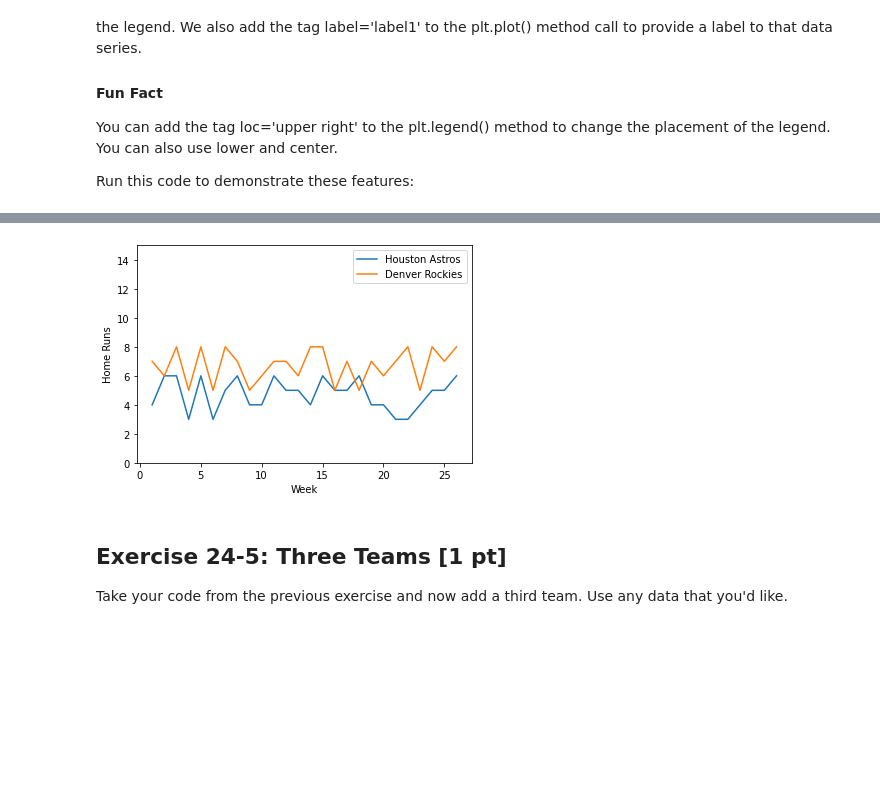
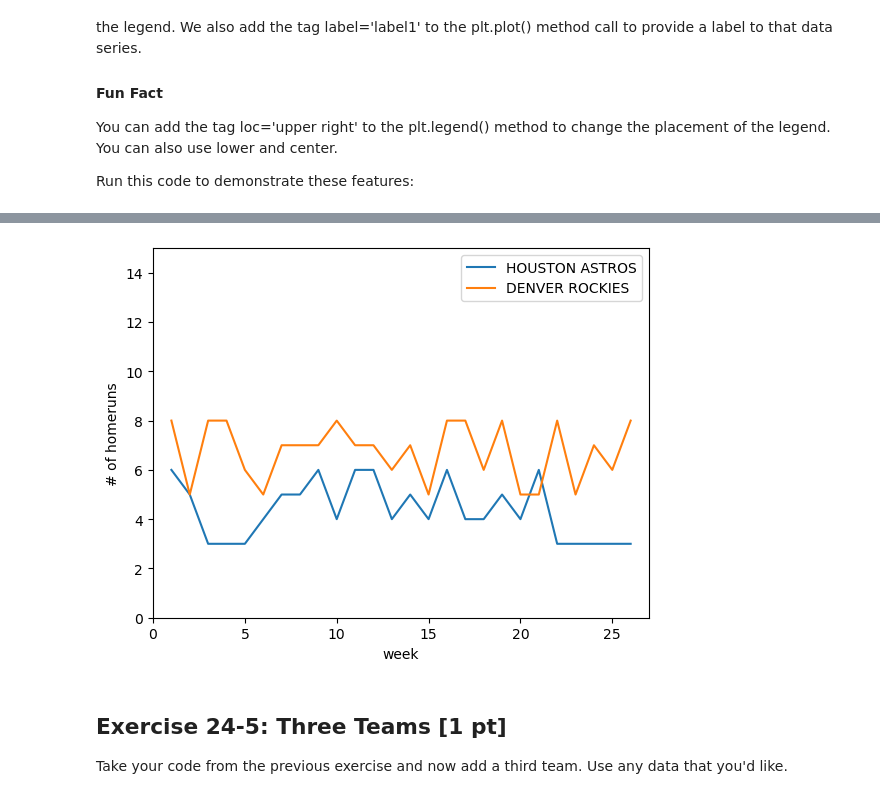
Before and after one commit to waifu-master/comsc-140, a Jupyter notebook: labs/lab-24-matplotlib.ipynb, the cells around one changed output, grey strips where cells are left out. Saved outputs shown, nothing was run; the diff lists cells and outputs as text; code cells hidden in the pictures; blank space fills up the shorter version.

```diff
--- a/labs/lab-24-matplotlib.ipynb
+++ b/labs/lab-24-matplotlib.ipynb
@@ -167,9 +221,24 @@ Take your data from the previous exercise about the two baseball teams, and grap
 
 ![a.png](attachment:a.png)
 # %%
-# code here
+import random
+import matplotlib.pyplot as plt
+
+weeks = [i for i in range(1,27)]
+homeruns_1 = [random.randint(3, 6) for _ in range(len(weeks))]
+homeruns_2 = [random.randint(5, 8) for _ in range(len(weeks))]
+
+plt.xlabel('week')
+plt.ylabel('# of homeruns')
+plt.xlim(0, len(weeks) + 1)
+plt.ylim(0, 15)
+plt.plot(weeks, homeruns_1, label='HOUSTON ASTROS')
+plt.plot(weeks, homeruns_2, label='DENVER ROCKIES')
+
+plt.legend()
+plt.show()
 # %% [output]
-[figure, old version]
+[figure, new version]
 # %% [markdown]
 ## Exercise 24-5: Three Teams [1 pt]
 
```
Also changed, not shown: parts of 9 cells of this notebook.
